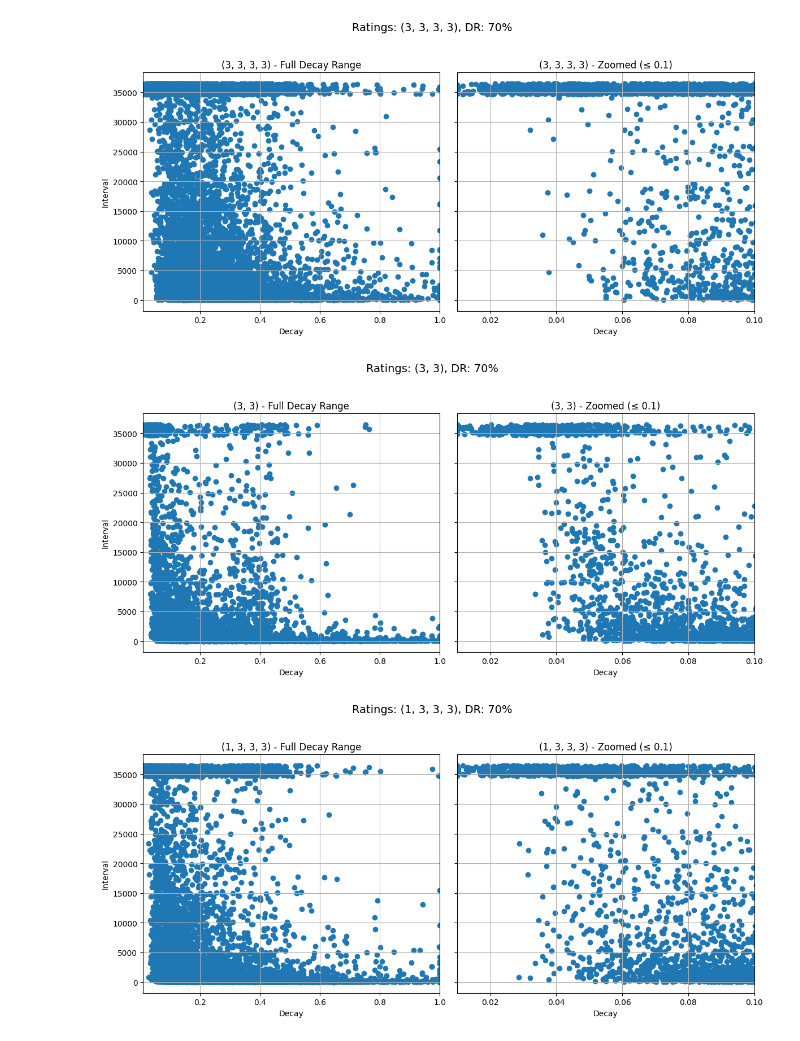
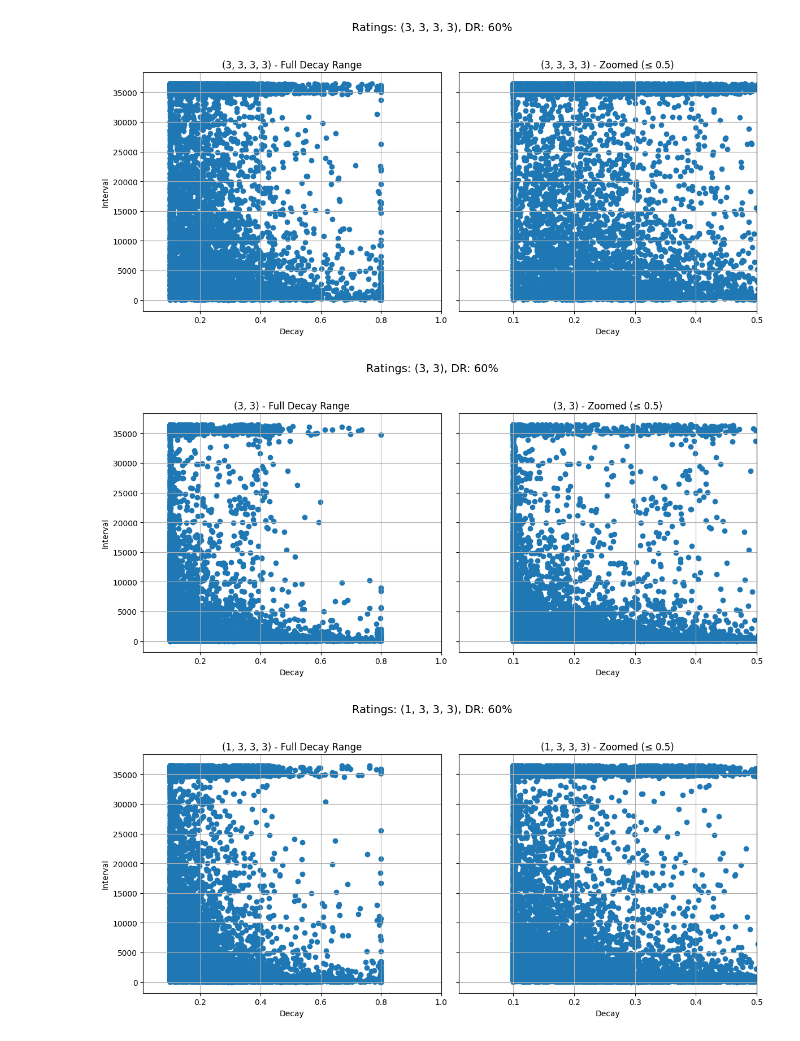
Before and after one commit to Luc-Mcgrady/anki-10k-notebooks, a Jupyter notebook: decay/unclampedDecay.ipynb, the cells around one changed output. Drawn from its saved outputs; the diff is of its cells as text; code cells hidden in the pictures.

Commit message:
unclamped dr

```diff
--- a/decay/unclampedDecay.ipynb
+++ b/decay/unclampedDecay.ipynb
@@ -6,13 +6,13 @@ from tqdm import tqdm
 from collections import defaultdict
 
 # https://raw.githubusercontent.com/open-spaced-repetition/srs-benchmark/0f70abe71ede66e27ee4c392a72998695ebc48b1/result/FSRS-6.jsonl
-with open("FSRS-6-unclamped-decay.jsonl") as f:
+with open("/home/luc/Programming/forks/srs-benchmark/result/FSRS-6.jsonl") as f:
     users = [json.loads(s) for s in f.readlines()]
 
 
 fsrs.Scheduler._validate_parameters = lambda *_, **__: None
 # %%
-dr = 0.7
+dr = 0.6
 
 example_ratings = [tuple(a) for a in [
     [3, 3, 3, 3],
@@ -46,32 +46,32 @@ for user in tqdm(users):
 # %%
 from matplotlib import pyplot as plt
 
-max_displayed_decay = 0.1
+max_displayed_decay = 0.5
 
 for decay_bin, ratings in decay_bins.items():
     decays, intervals = zip(*ratings)
 
     fig, axs = plt.subplots(1, 2, figsize=(12, 6), sharey=True)
 
     # Full range view
     axs[0].scatter(decays, intervals)
     axs[0].set_title(f"{decay_bin} - Full Decay Range")
     axs[0].set_xlabel("Decay")
     axs[0].set_ylabel("Interval")
     axs[0].set_xlim(0.01, 1.0)
     axs[0].grid(True)
 
     # Zoomed-in view
     axs[1].scatter(decays, intervals)
     axs[1].set_title(f"{decay_bin} - Zoomed (≤ {max_displayed_decay})")
     axs[1].set_xlabel("Decay")
     axs[1].set_xlim(0.01, max_displayed_decay)
     axs[1].grid(True)
 
     plt.suptitle(f"Ratings: {decay_bin}, DR: {dr:.0%}", fontsize=14)
     plt.tight_layout(rect=[0, 0.03, 1, 0.95])
     plt.show()
 # %% [output]
-[figure, old version]
+[figure, new version]
-[figure, old version]
+[figure, new version]
-[figure, old version]
+[figure, new version]
```
Also changed, not shown: parts of 1 cell of this notebook.
